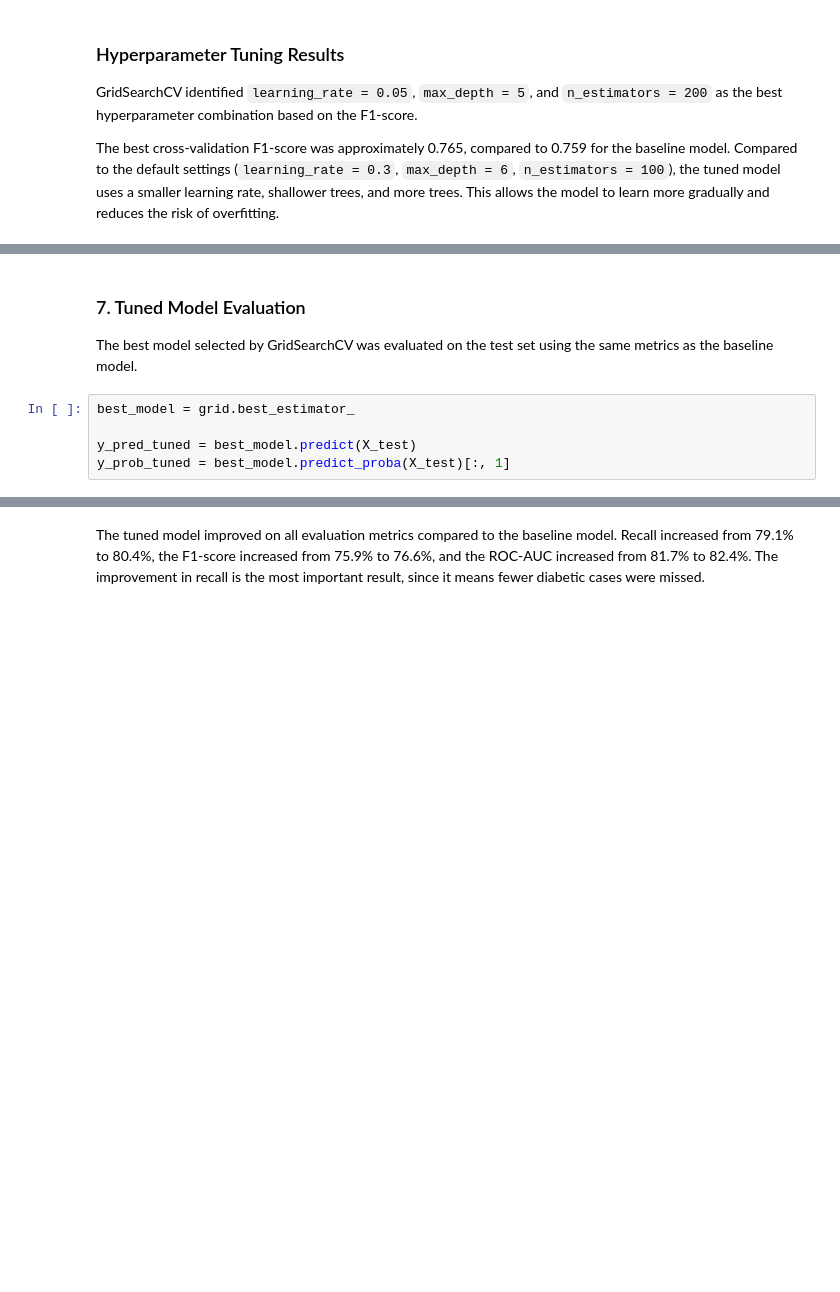
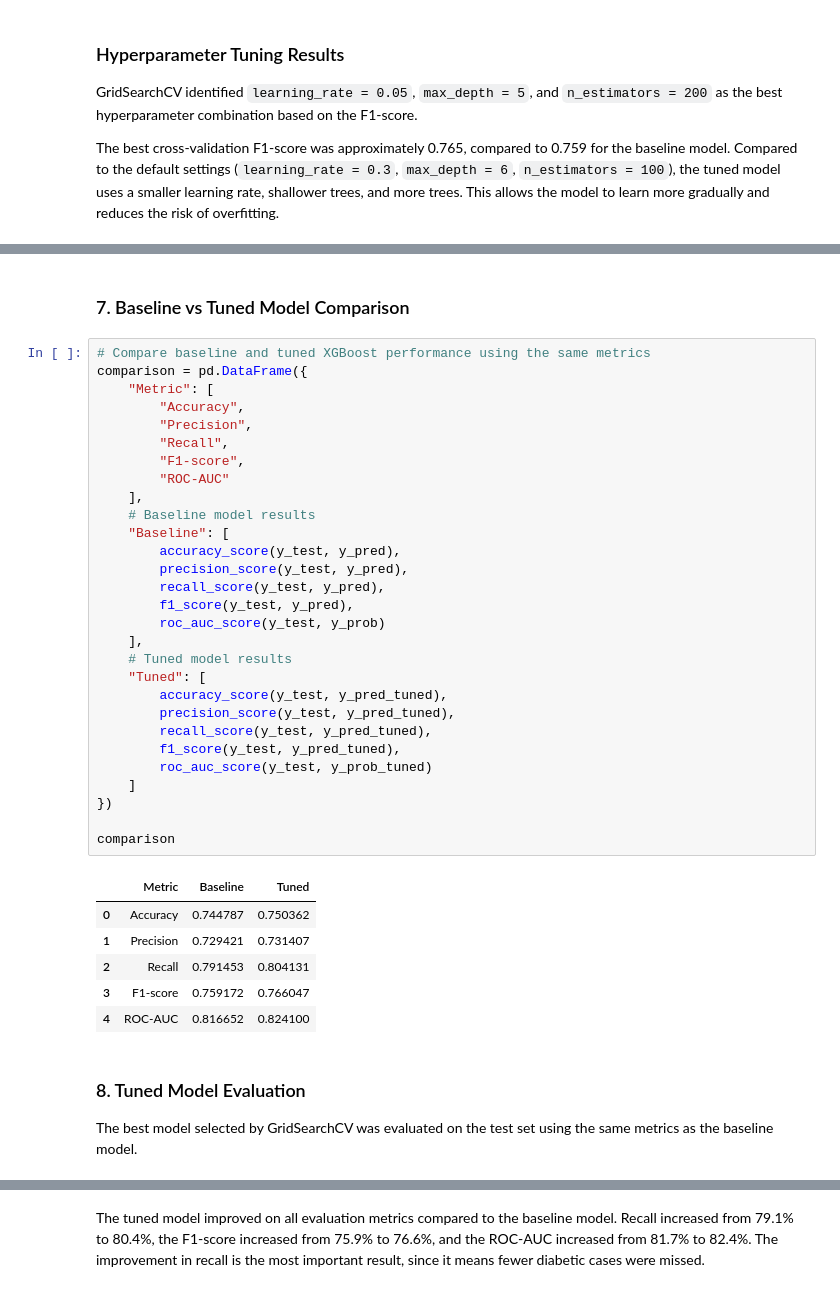
Before and after one commit to DeemaAlhudaithi/SW485-Project-Group3, a Jupyter notebook: Supervised_Learning/Phase1_XGBoost.ipynb, the cells around one changed output, grey strips where cells are left out. Drawn from its saved outputs; the diff is of its cells as text; blank space fills up the shorter version.

```diff
--- a/Supervised_Learning/Phase1_XGBoost.ipynb
+++ b/Supervised_Learning/Phase1_XGBoost.ipynb
@@ -158,11 +225,44 @@ The best cross-validation F1-score was approximately 0.765, compared to 0.759 fo
+# %% [markdown]
+### 7. Baseline vs Tuned Model Comparison
+# %%
+# Compare baseline and tuned XGBoost performance using the same metrics
+comparison = pd.DataFrame({
+    "Metric": [
+        "Accuracy",
+        "Precision",
+        "Recall",
+        "F1-score",
+        "ROC-AUC"
+    ],
+    # Baseline model results
+    "Baseline": [
+        accuracy_score(y_test, y_pred),
+        precision_score(y_test, y_pred),
+        recall_score(y_test, y_pred),
+        f1_score(y_test, y_pred),
+        roc_auc_score(y_test, y_prob)
+    ],
+    # Tuned model results
+    "Tuned": [
+        accuracy_score(y_test, y_pred_tuned),
+        precision_score(y_test, y_pred_tuned),
+        recall_score(y_test, y_pred_tuned),
+        f1_score(y_test, y_pred_tuned),
+        roc_auc_score(y_test, y_prob_tuned)
+    ]
+})
+
+comparison
+# %% [output]
+|  | Metric | Baseline | Tuned |
+| 0 | Accuracy | 0.744787 | 0.750362 |
+| 1 | Precision | 0.729421 | 0.731407 |
+| 2 | Recall | 0.791453 | 0.804131 |
+| 3 | F1-score | 0.759172 | 0.766047 |
+| 4 | ROC-AUC | 0.816652 | 0.824100 |
 # %% [markdown]
-### 7. Tuned Model Evaluation
+### 8. Tuned Model Evaluation
 The best model selected by GridSearchCV was evaluated on the test set using the same metrics as the baseline model.
-# %%
-best_model = grid.best_estimator_
-
-y_pred_tuned = best_model.predict(X_test)
-y_prob_tuned = best_model.predict_proba(X_test)[:, 1]
 # %%
 from sklearn.metrics import accuracy_score, precision_score, recall_score, f1_score, roc_auc_score
 
```
Also changed, not shown: parts of 42 cells of this notebook.
